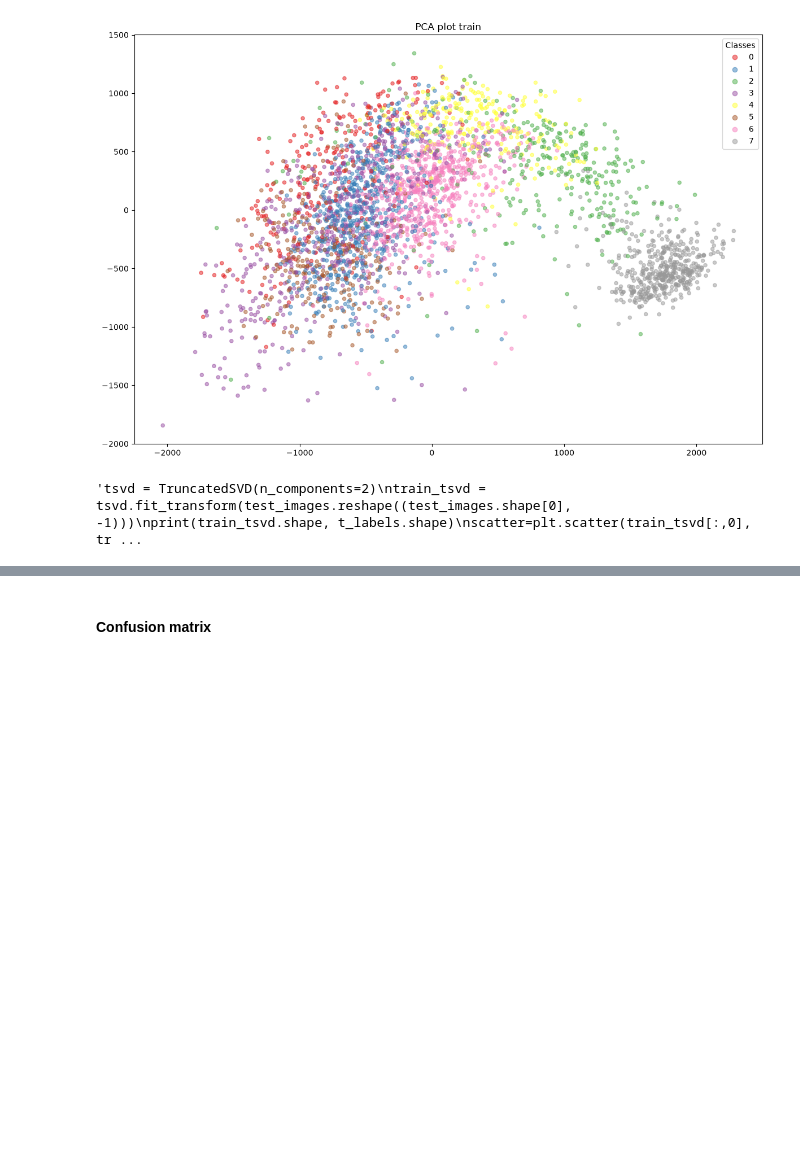
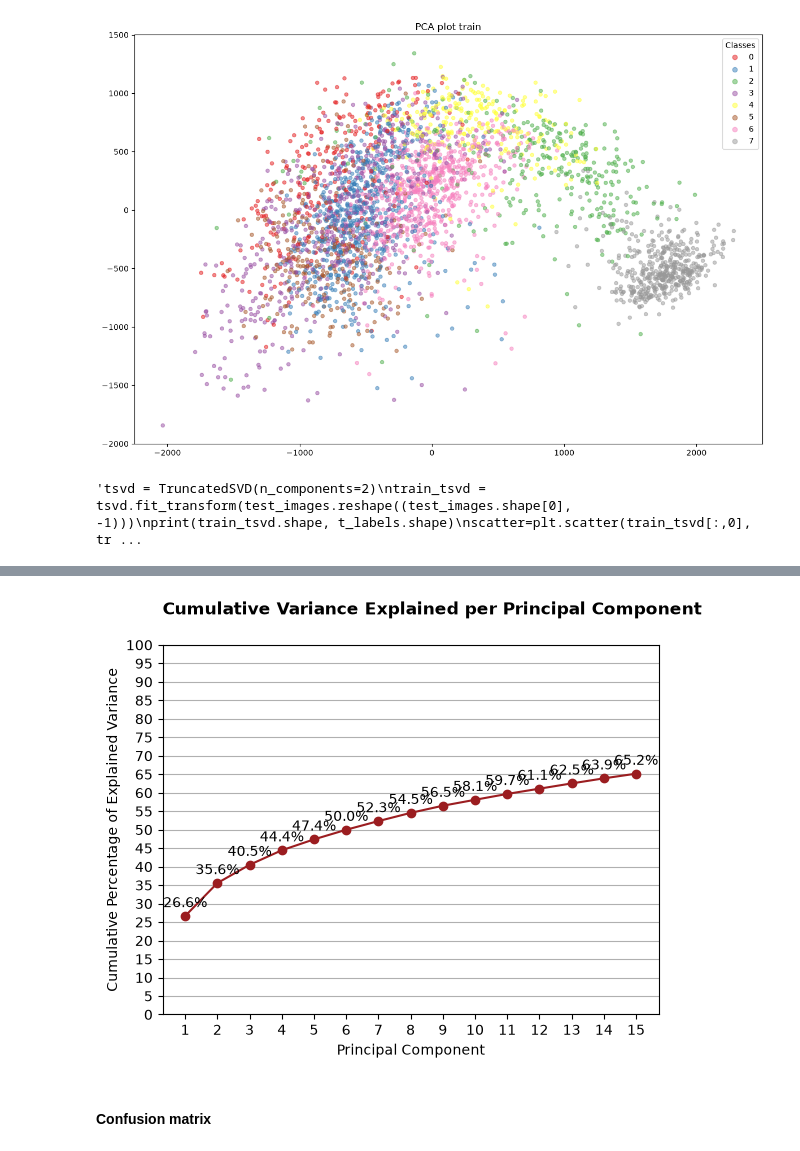
Before and after one commit to jseibezeder/AI_and_Visualization_Project, a Jupyter notebook: visualization/predictions.ipynb, the cells around one changed output, grey strips where cells are left out. Saved outputs shown, nothing was run; the diff lists cells and outputs as text; code cells hidden in the pictures; blank space fills up the shorter version.

```diff
--- a/visualization/predictions.ipynb
+++ b/visualization/predictions.ipynb
@@ -138,3 +169,23 @@ plt.show()"""
+# %%
+exp_var = [val * 100 for val in train_pca.explained_variance_ratio_]
+plot_y = [sum(exp_var[:i+1]) for i in range(len(exp_var))]
+plot_x = range(1, len(plot_y) + 1)
+
+plt.plot(plot_x, plot_y, marker="o", color="#9B1D20")
+for x, y in zip(plot_x, plot_y):
+    plt.text(x, y + 1.5, f"{y:.1f}%", ha="center", va="bottom")
+
+plt.xlabel("Principal Component")
+plt.ylabel("Cumulative Percentage of Explained Variance")
+plt.title("Cumulative Variance Explained per Principal Component", loc="left", fontdict={"weight": "bold"}, y=1.06)
+
+plt.yticks(range(0, 101, 5))
+plt.grid(axis="y")
+plt.xticks(plot_x)
+
+plt.show()
+# %% [output]
+[figure, added]
 # %% [markdown]
 #### Confusion matrix
 # %%
```
Also changed, not shown: parts of 6 cells of this notebook.
